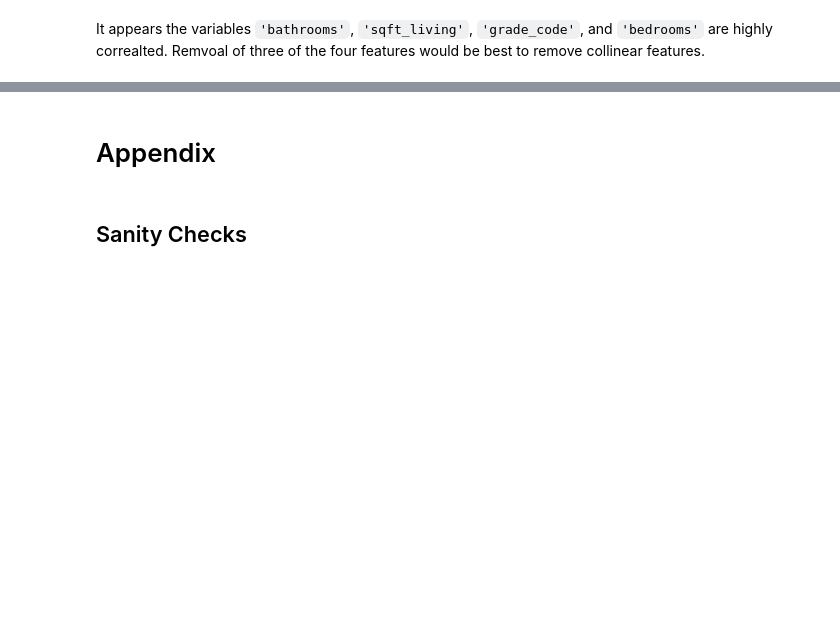
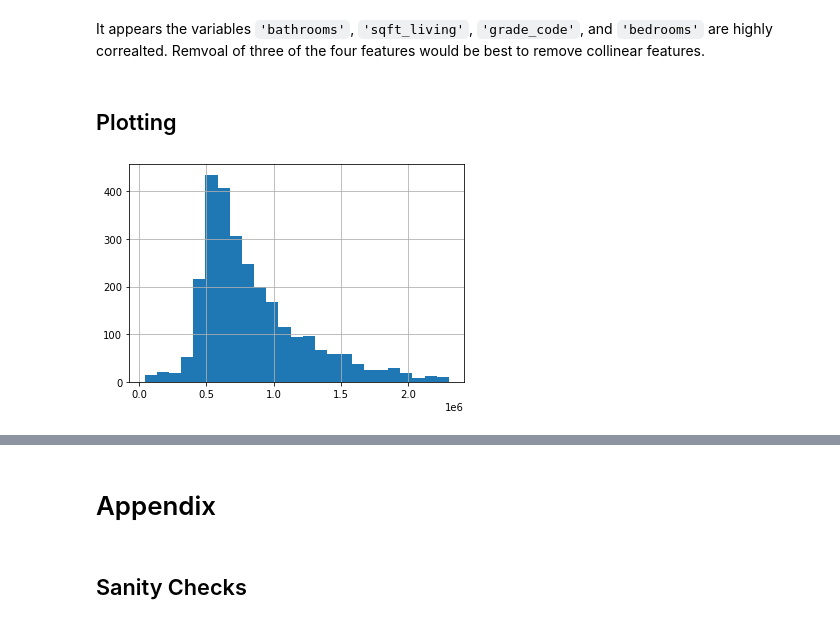
Before and after one commit to albertcchen/dsc-phase-2-project, a Jupyter notebook: Data_Dive-Scaling-Sklearn-Models.ipynb, the cells around one changed output, grey strips where cells are left out. Cells and saved outputs as stored; diff of their text form; code cells hidden in the pictures; blank space fills up the shorter version.

Commit message:
feb 16 graphing and modeling

```diff
--- a/Data_Dive-Scaling-Sklearn-Models.ipynb
+++ b/Data_Dive-Scaling-Sklearn-Models.ipynb
@@ -667,2 +681,4 @@ sns.heatmap(data_pred.corr(), center=0);
 # %% [markdown]
 It appears the variables `'bathrooms'`, `'sqft_living'`, `'grade_code'`, and `'bedrooms'` are highly correalted. Remvoal of three of the four features would be best to remove collinear features.
+# %% [markdown]
+## Plotting
@@ -668,0 +688,4 @@ It appears the variables `'bathrooms'`, `'sqft_living'`, `'grade_code'`, and `'b
+# %%
+data_relevant['price'].hist(bins=25);
+# %% [output]
+[figure, added]
```
Also changed, not shown: parts of 35 cells of this notebook, 3 other files.
